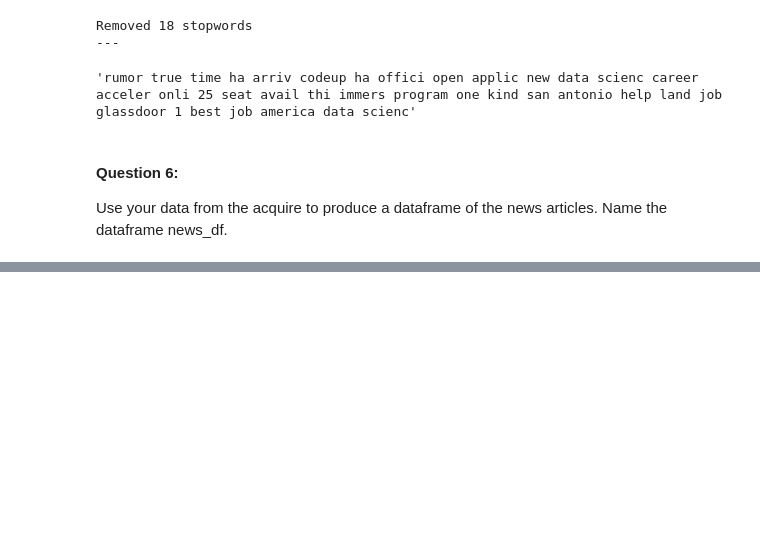
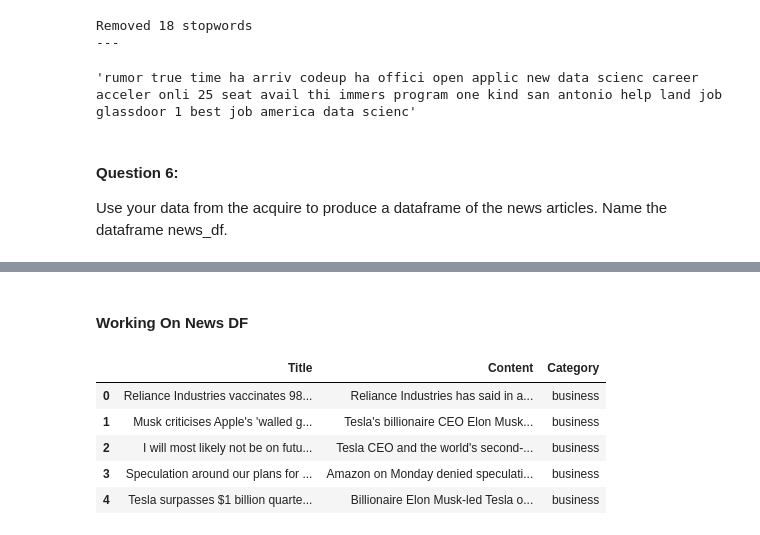
Before and after one commit to ForrestMccrosky/natural-language-processing-exercises, a Jupyter notebook: prepare_web_scraping_data.ipynb, the cells around one changed output, grey strips where cells are left out. Cells and saved outputs as stored; diff of their text form; code cells hidden in the pictures; blank space fills up the shorter version.

```diff
--- a/prepare_web_scraping_data.ipynb
+++ b/prepare_web_scraping_data.ipynb
@@ -250,0 +299,2 @@ Use your data from the acquire to produce a dataframe of the news articles. Name
+# %% [markdown]
+#### Working On News DF
@@ -250,0 +305,9 @@ Use your data from the acquire to produce a dataframe of the news articles. Name
+# %%
+news_df.head()
+# %% [output]
+|  | Title | Content | Category |
+| 0 | Reliance Industries vaccinates 98... | Reliance Industries has said in a... | business |
+| 1 | Musk criticises Apple's 'walled g... | Tesla's billionaire CEO Elon Musk... | business |
+| 2 | I will most likely not be on futu... | Tesla CEO and the world's second-... | business |
+| 3 | Speculation around our plans for ... | Amazon on Monday denied speculati... | business |
+| 4 | Tesla surpasses $1 billion quarte... | Billionaire Elon Musk-led Tesla o... | business |
```
Also changed, not shown: parts of 17 cells of this notebook, 1 other file.
